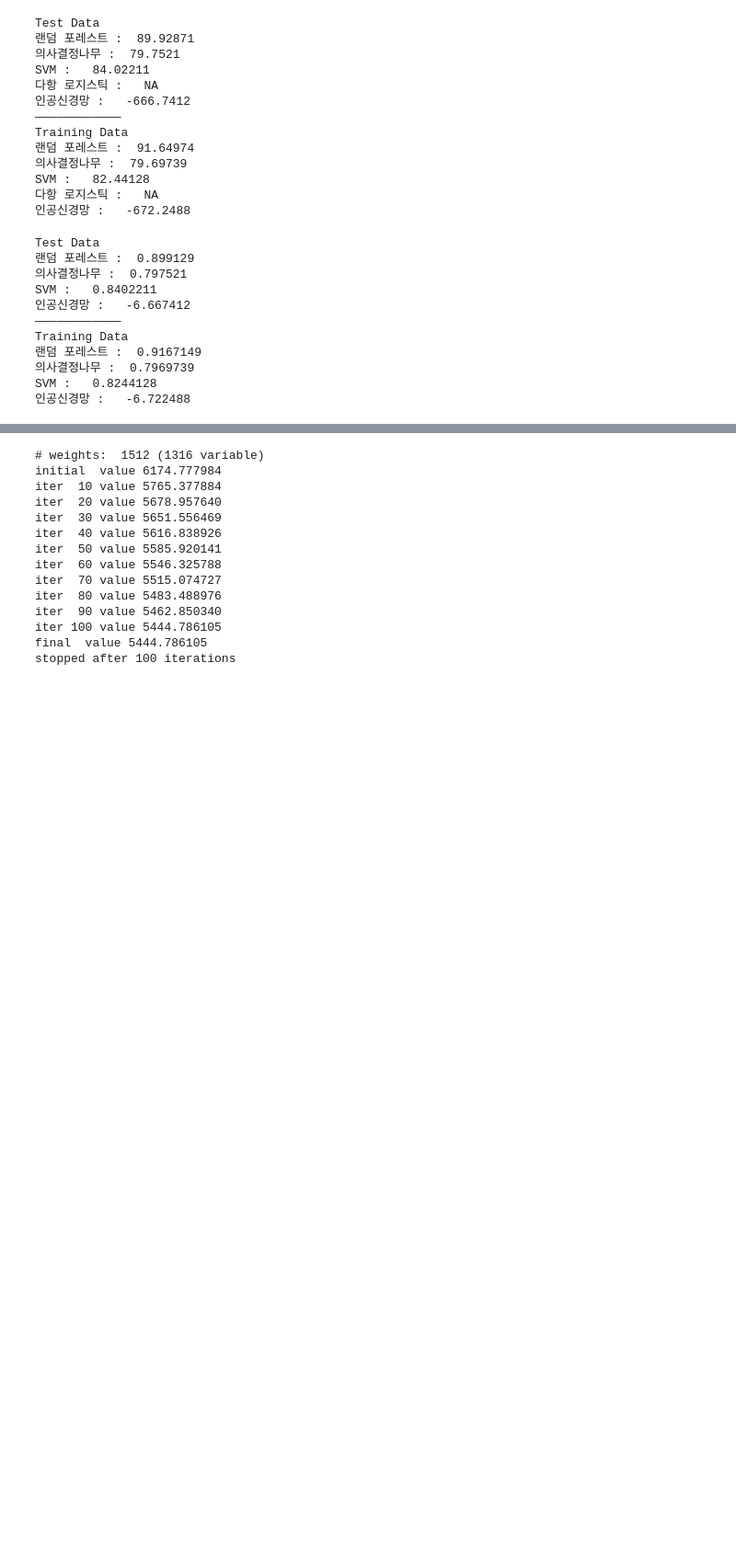
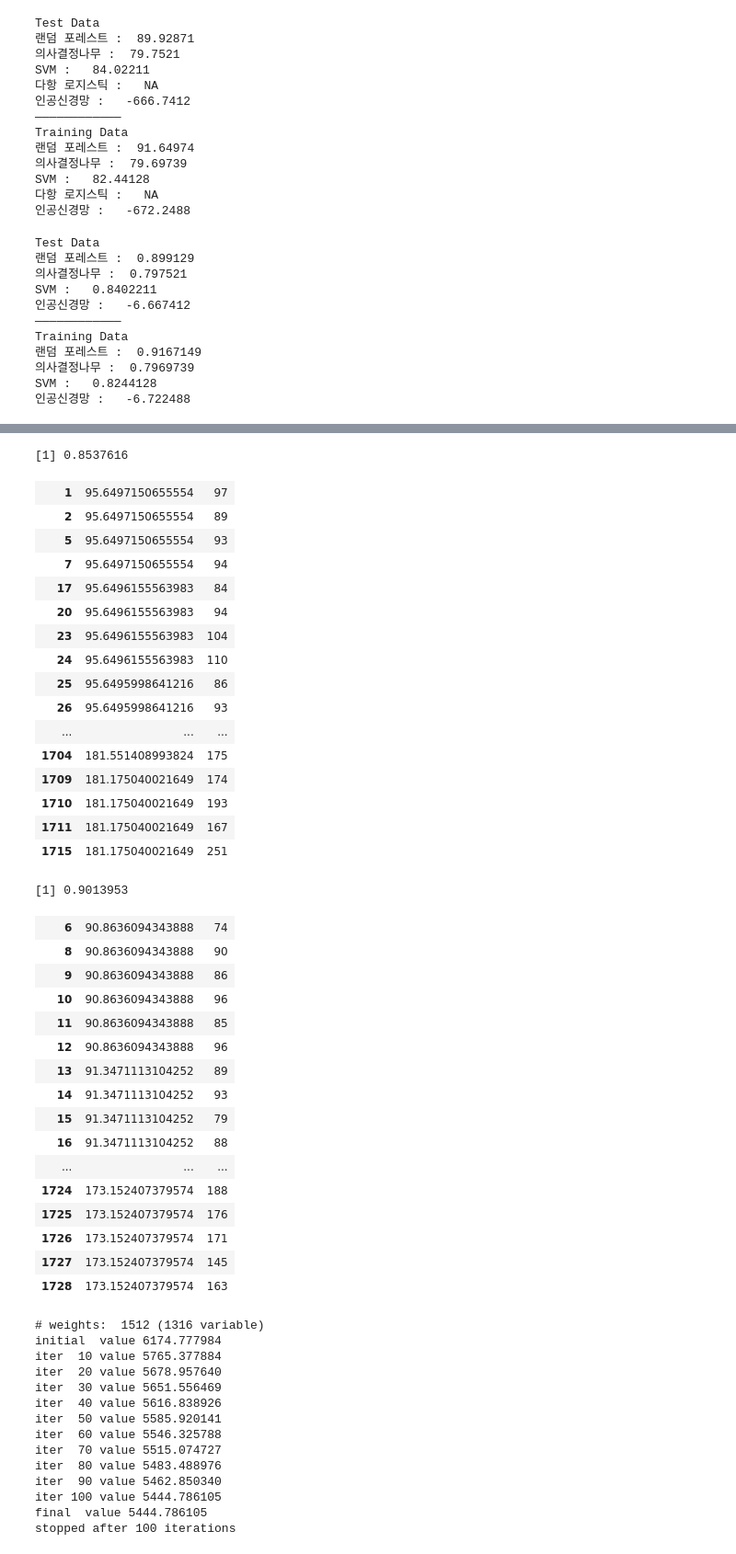
Before and after one commit to monargent0/TJRrrClass, a Jupyter notebook: 서울대전소요시간머신러닝.ipynb, the cells around one changed output, grey strips where cells are left out. Shown at 92% size. Saved outputs shown, nothing was run; the diff lists cells and outputs as text; code cells hidden in the pictures; blank space fills up the shorter version.

```diff
--- a/서울대전소요시간머신러닝.ipynb
+++ b/서울대전소요시간머신러닝.ipynb
@@ -1125 +1113,62 @@ cbind(pred_nnet_tr, as.character(y_tr))
+# %%
+d2s <- cbind(scale(d2[-c(3,7)]),d2[c(3,7)])
+samp <- createDataPartition(d2s$출발시간, p=0.7, list=F)
+data.tr <- d2s[samp,]
+data.test <- d2s[-samp,]
+
+# 트레이닝 데이터 훈련
+x_tr <- subset(data.tr, select = -소요시간)
+y_tr <- data.tr$소요시간
+
+# 테스트 데이터 훈련
+x_test <- subset(data.test, select = -소요시간)
+y_test <- data.test$소요시간
+# %%
+  # 인공신경망
+  model_nnet <- nnet(소요시간 ~ ., data=data.tr, size=10, trace=FALSE ,decay = 5e-04 , linout = TRUE)
+  pred_nnet <- predict(model_nnet, x_test, type="raw")
+  예측력_nnet <- 1 - (sum((y_test - pred_nnet)^2) / sum((y_test - mean(y_test))^2))
+  print(예측력_nnet)
+cbind(pred_nnet, as.character(y_test))
+  # 인공신경망 train
+  model_nnet_tr <- nnet(소요시간 ~ ., data=data.tr, size=10, trace=FALSE,decay = 5e-04, linout = TRUE)
+  pred_nnet_tr <- predict(model_nnet_tr, x_tr, type="raw")
+  예측력_nnet_tr <- 1 - (sum((y_tr - pred_nnet_tr)^2) / sum((y_tr - mean(y_tr))^2))
+  print(예측력_nnet_tr)%
+cbind(pred_nnet_tr, as.character(y_tr))
+# %% [output]
+[1] 0.8537616
+| 1 | 95.6497150655554 | 97 |
+| 2 | 95.6497150655554 | 89 |
+| 5 | 95.6497150655554 | 93 |
+| 7 | 95.6497150655554 | 94 |
+| 17 | 95.6496155563983 | 84 |
+| 20 | 95.6496155563983 | 94 |
+| 23 | 95.6496155563983 | 104 |
+| 24 | 95.6496155563983 | 110 |
+| 25 | 95.6495998641216 | 86 |
+| 26 | 95.6495998641216 | 93 |
+| ... | ... | ... |
+| 1704 | 181.551408993824 | 175 |
+| 1709 | 181.175040021649 | 174 |
+| 1710 | 181.175040021649 | 193 |
+| 1711 | 181.175040021649 | 167 |
+| 1715 | 181.175040021649 | 251 |
+[1] 0.9013953
+| 6 | 90.8636094343888 | 74 |
+| 8 | 90.8636094343888 | 90 |
+| 9 | 90.8636094343888 | 86 |
+| 10 | 90.8636094343888 | 96 |
+| 11 | 90.8636094343888 | 85 |
+| 12 | 90.8636094343888 | 96 |
+| 13 | 91.3471113104252 | 89 |
+| 14 | 91.3471113104252 | 93 |
+| 15 | 91.3471113104252 | 79 |
+| 16 | 91.3471113104252 | 88 |
+| ... | ... | ... |
+| 1724 | 173.152407379574 | 188 |
+| 1725 | 173.152407379574 | 176 |
+| 1726 | 173.152407379574 | 171 |
+| 1727 | 173.152407379574 | 145 |
+| 1728 | 173.152407379574 | 163 |
 # %%
```
Also changed, not shown: parts of 6 cells of this notebook.
